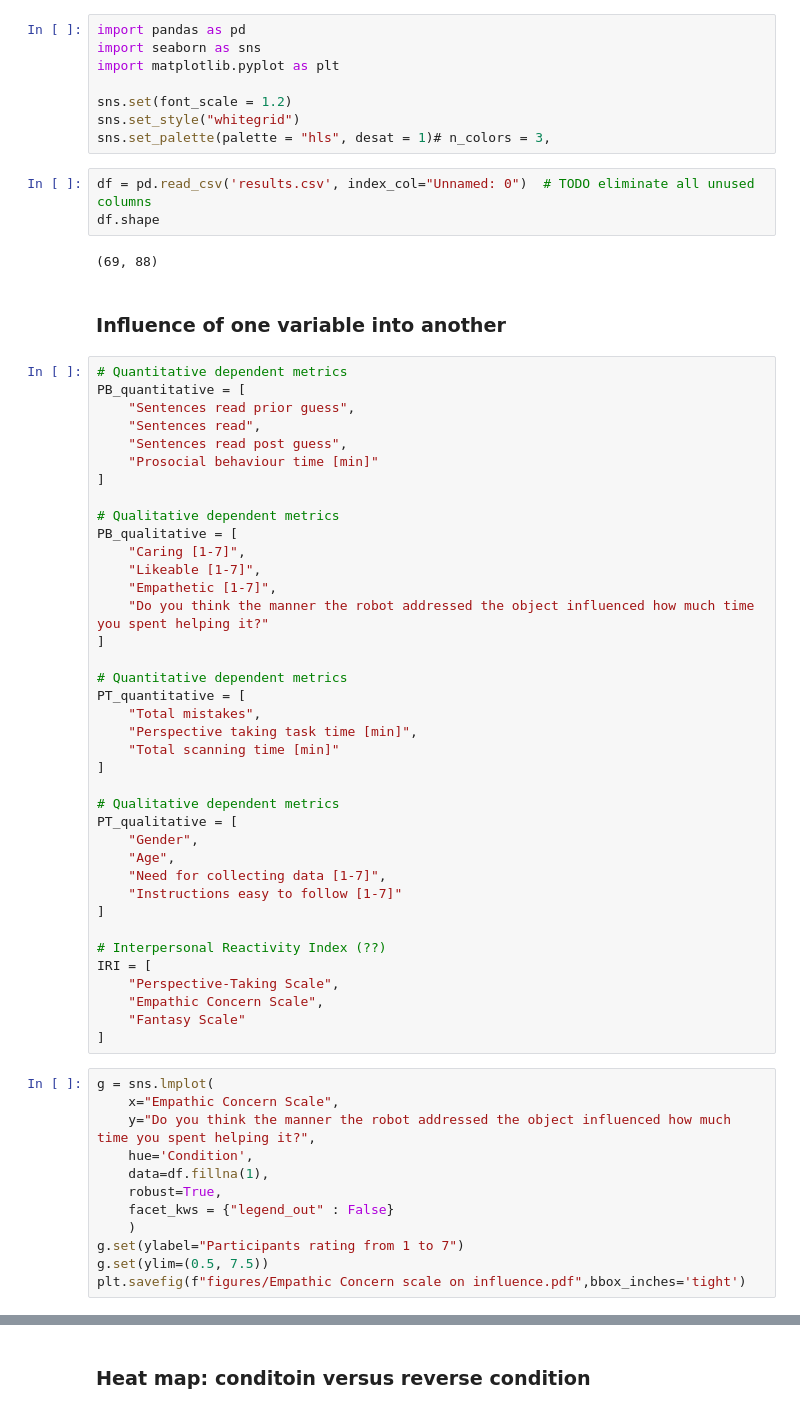
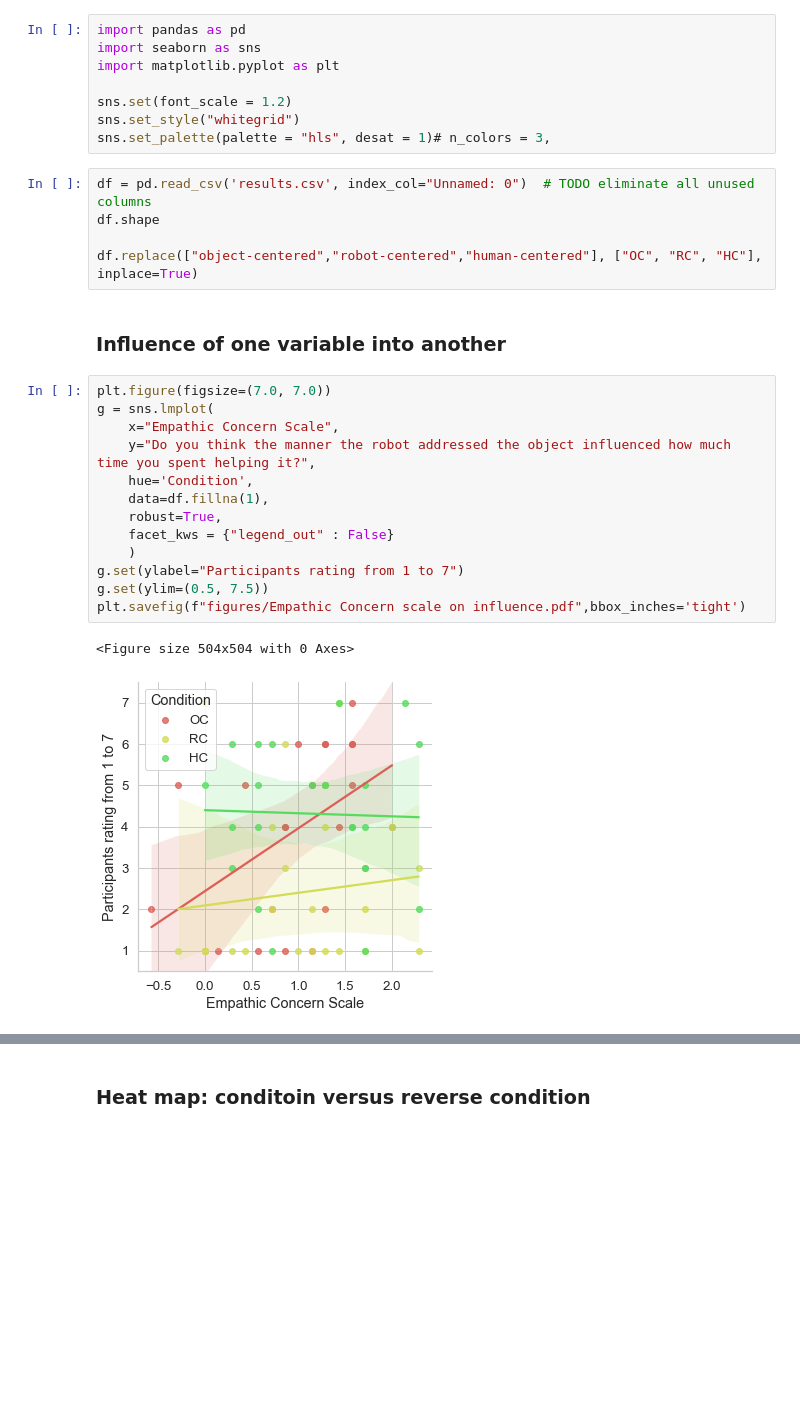
Before and after one commit to Joao-Tiago-Almeida/HRI2023---Conference-Paper, a Jupyter notebook: main.ipynb, the cells around one changed output, grey strips where cells are left out. Cells and saved outputs as stored; diff of their text form; blank space fills up the shorter version.

```diff
--- a/main.ipynb
+++ b/main.ipynb
@@ -9,58 +9,24 @@ sns.set_palette(palette = "hls", desat = 1)# n_colors = 3,
 # %%
 df = pd.read_csv('results.csv', index_col="Unnamed: 0")  # TODO eliminate all unused columns
 df.shape
+
+df.replace(["object-centered","robot-centered","human-centered"], ["OC", "RC", "HC"], inplace=True)
-# %% [output]
-(69, 88)
 # %% [markdown]
 ### Influence of one variable into another
-# %%
-# Quantitative dependent metrics
-PB_quantitative = [
-    "Sentences read prior guess",
-    "Sentences read",
-    "Sentences read post guess",
-    "Prosocial behaviour time [min]"
-]
-
-# Qualitative dependent metrics
-PB_qualitative = [
-    "Caring [1-7]",
-    "Likeable [1-7]",
-    "Empathetic [1-7]",
-    "Do you think the manner the robot addressed the object influenced how much time you spent helping it?"
-]
-
-# Quantitative dependent metrics
-PT_quantitative = [
-    "Total mistakes",
-    "Perspective taking task time [min]",
-    "Total scanning time [min]"
-]
-
-# Qualitative dependent metrics
-PT_qualitative = [
-    "Gender",
-    "Age",
-    "Need for collecting data [1-7]",
-    "Instructions easy to follow [1-7]"
-]
-
-# Interpersonal Reactivity Index (??)
-IRI = [
-    "Perspective-Taking Scale",
-    "Empathic Concern Scale",
-    "Fantasy Scale"
-]
 # %%
+plt.figure(figsize=(7.0, 7.0))
 g = sns.lmplot(
     x="Empathic Concern Scale",
     y="Do you think the manner the robot addressed the object influenced how much time you spent helping it?",
     hue='Condition',
     data=df.fillna(1),
     robust=True,
     facet_kws = {"legend_out" : False}
     )
 g.set(ylabel="Participants rating from 1 to 7")
 g.set(ylim=(0.5, 7.5))
 plt.savefig(f"figures/Empathic Concern scale on influence.pdf",bbox_inches='tight')
+# %% [output]
+<Figure size 504x504 with 0 Axes>
+[figure, added]
 # %%
```
Also changed, not shown: parts of 14 cells of this notebook, 9 other files.
